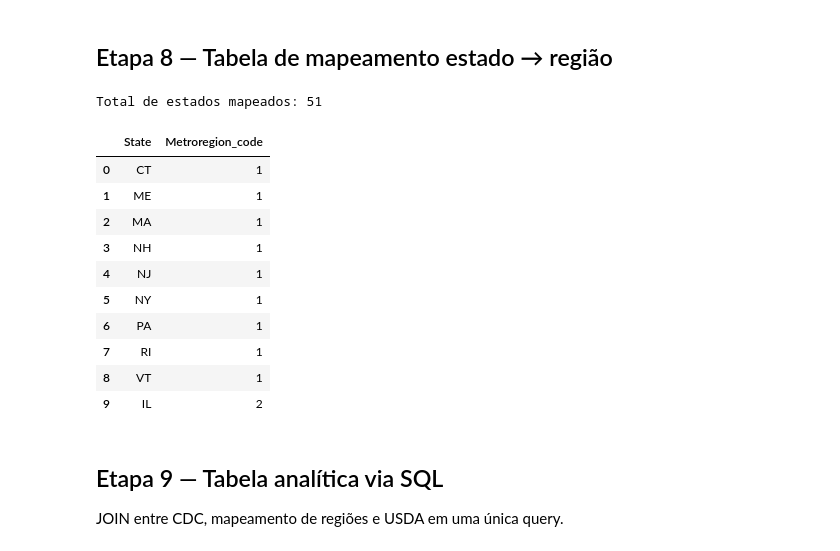
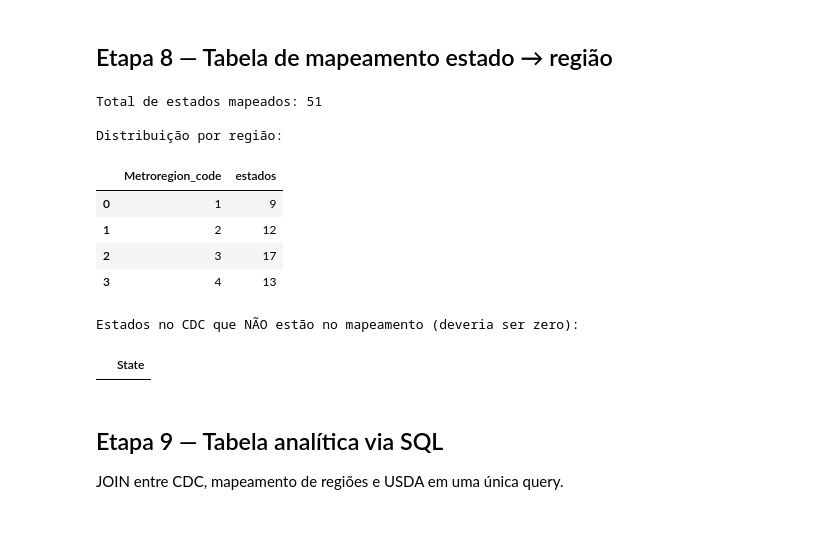
Before and after one commit to KaikyLima/teste-food-price-obesity-analysis, a Jupyter notebook: note.ipynb, the cells around one changed output. Drawn from its saved outputs; the diff is of its cells as text; code cells hidden in the pictures; blank space fills up the shorter version.

```diff
--- a/note.ipynb
+++ b/note.ipynb
@@ -293,29 +502,42 @@ Shape: (28, 5)
 # %%
 mapeamento = [
     *[(s, 1) for s in ["CT","ME","MA","NH","NJ","NY","PA","RI","VT"]],
     *[(s, 2) for s in ["IL","IN","IA","KS","MI","MN","MO","NE","ND","OH","SD","WI"]],
-    *[(s, 3) for s in ["AL","AR","DE","FL","GA","KY","LA","MD","MS","NC","OK","SC","TN","TX","VA","WV","DC"]],
+    *[(s, 3) for s in ["AL","AR","DE","DC","FL","GA","KY","LA","MD","MS","NC","OK","SC","TN","TX","VA","WV"]],
     *[(s, 4) for s in ["AK","AZ","CA","CO","HI","ID","MT","NV","NM","OR","UT","WA","WY"]],
 ]
 
 df_mapeamento = pd.DataFrame(mapeamento, columns=["State", "Metroregion_code"])
 con.register("state_region", df_mapeamento)
 
 print(f"Total de estados mapeados: {len(df_mapeamento)}")
-display(df_mapeamento.head(10))
+print("\nDistribuição por região:")
+display(con.execute("""
+    SELECT Metroregion_code, COUNT(*) AS estados
+    FROM state_region
+    GROUP BY Metroregion_code
+    ORDER BY Metroregion_code
+""").df())
+
+# Verificar se algum estado do CDC ficou de fora do mapeamento
+print("\nEstados no CDC que NÃO estão no mapeamento (deveria ser zero):")
+display(con.execute("""
+    SELECT DISTINCT c.State
+    FROM cdc_geral c
+    LEFT JOIN state_region sr ON c.State = sr.State
+    WHERE sr.State IS NULL
+""").df())
 # %% [output]
 Total de estados mapeados: 51
+
+Distribuição por região:
-|  | State | Metroregion_code |
-| 0 | CT | 1 |
-| 1 | ME | 1 |
-| 2 | MA | 1 |
-| 3 | NH | 1 |
-| 4 | NJ | 1 |
-| 5 | NY | 1 |
-| 6 | PA | 1 |
-| 7 | RI | 1 |
-| 8 | VT | 1 |
-| 9 | IL | 2 |
+|  | Metroregion_code | estados |
+| 0 | 1 | 9 |
+| 1 | 2 | 12 |
+| 2 | 3 | 17 |
+| 3 | 4 | 13 |
+Estados no CDC que NÃO estão no mapeamento (deveria ser zero):
+|  | State |
 # %% [markdown]
 ## Etapa 9 — Tabela analítica via SQL
 
```
Also changed, not shown: parts of 23 cells of this notebook, 1 other file.
